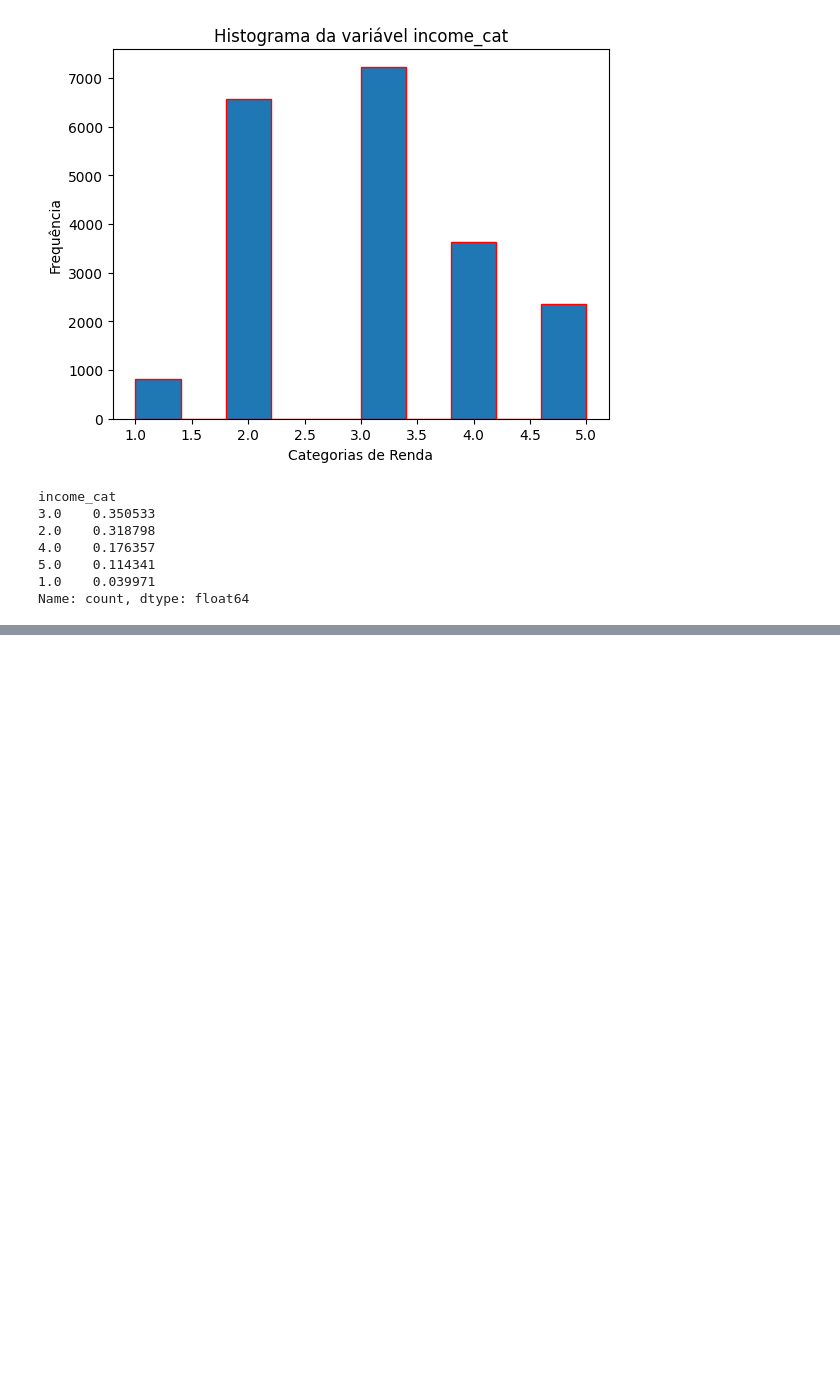
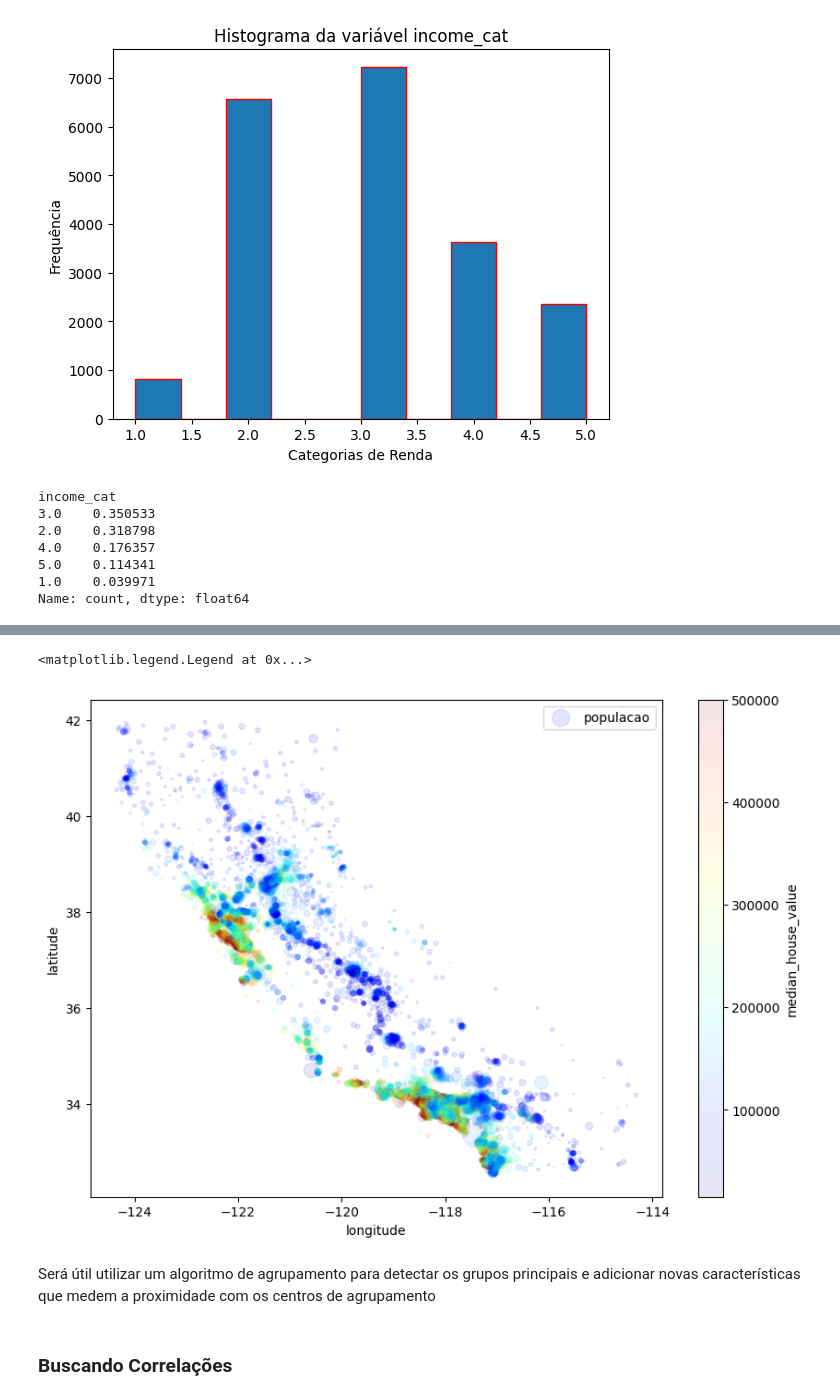
Before and after one commit to dteconometrics/Hands_on, a Jupyter notebook: projeto_1.ipynb, the cells around one changed output, grey strips where cells are left out. Drawn from its saved outputs; the diff is of its cells as text; code cells hidden in the pictures; blank space fills up the shorter version.

```diff
--- a/projeto_1.ipynb
+++ b/projeto_1.ipynb
@@ -179,0 +210,12 @@ Name: count, dtype: float64
+# %%
+housing.plot(kind="scatter", x ="longitude", y="latitude", alpha = 0.1,
+             s=housing["population"]/100, label="populacao",
+             figsize=(10,7), c="median_house_value", cmap=plt.get_cmap("jet"), colorbar=True)
+plt.legend()
+# %% [output]
+<matplotlib.legend.Legend at 0x...>
+[figure, added]
+# %% [markdown]
+Será útil utilizar um algoritmo de agrupamento para detectar os grupos principais e adicionar novas características que medem a proximidade com os centros de agrupamento
+# %% [markdown]
+### Buscando Correlações
```
Also changed, not shown: parts of 12 cells of this notebook.
